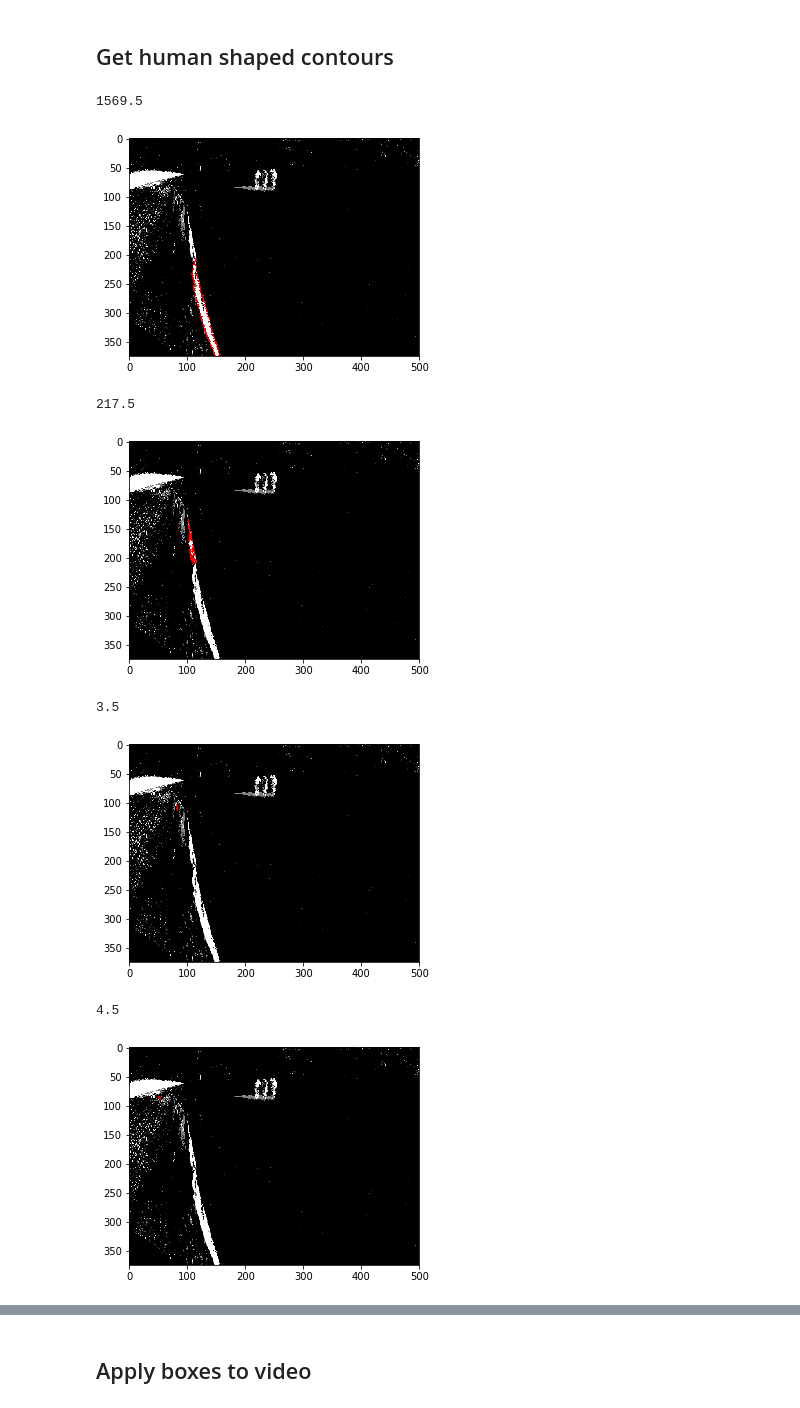
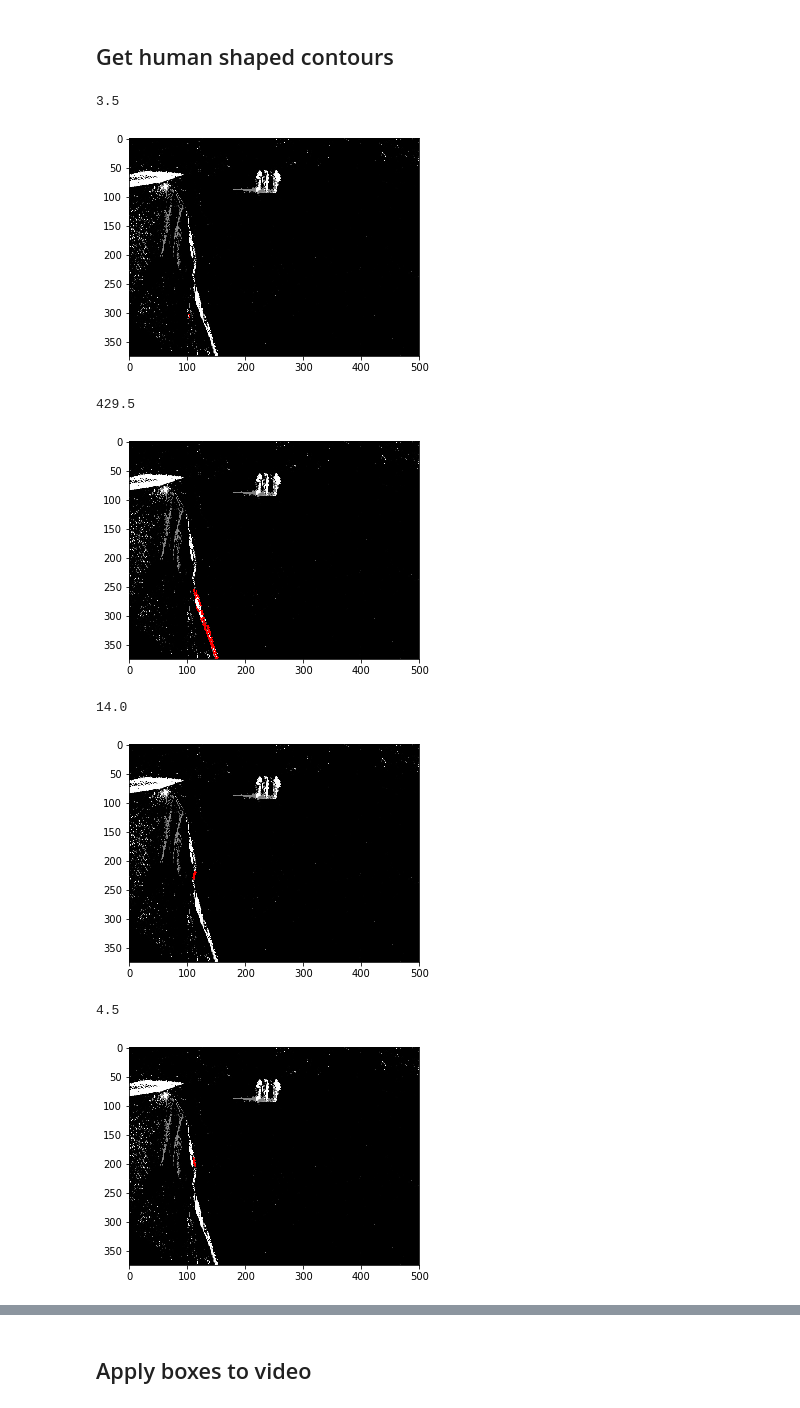
Before and after one commit to paulasquin/computer-vision-cs, a Jupyter notebook: Assignment2/asquin.ipynb, the cells around one changed output, grey strips where cells are left out. Saved outputs shown, nothing was run; the diff lists cells and outputs as text; code cells hidden in the pictures.

```diff
--- a/Assignment2/asquin.ipynb
+++ b/Assignment2/asquin.ipynb
@@ -121,39 +121,39 @@ def get_contours_human_ratio(im_path, disp=False):
 
     # Get dimension of main contours
     les_potential_human_box = []
     for cnt in contours:
         # Compute area size
         area = cv2.contourArea(cnt)
         if area > 3:
             # remove overdimension of contours
             cnt_low = cnt[:, 0]
 
             if disp:
                 print(area)
                 im2 = cv2.drawContours(im.copy(), cnt, -1, (255,0,0), 2)
                 disp_image(im2)
 
             # contour width
             x_max = np.max(cnt_low[:, 0])*width//new_width
             x_min = np.min(cnt_low[:, 0])*width//new_width
             # contour height
             y_max = np.max(cnt_low[:, 1])*height//new_height
             y_min = np.min(cnt_low[:, 1])*height//new_height
 
             potential_human_box = filter_ratio(Box(x_min, y_min, x_max, y_max), 1, 5)
             if potential_human_box is not None:
                 les_potential_human_box.append(potential_human_box)
 
     return les_potential_human_box
 
 
-a = get_contours_human_ratio("back_sub/200.jpg", disp=True)
+a = get_contours_human_ratio("back_sub/220.jpg", disp=True)
 # %% [output]
-1569.5
+3.5
-[figure, old version]
+[figure, new version]
-217.5
+429.5
-[figure, old version]
+[figure, new version]
-3.5
+14.0
-[figure, old version]
+[figure, new version]
 4.5
-[figure, old version]
+[figure, new version]
```
Also changed, not shown: parts of 3 cells of this notebook.
